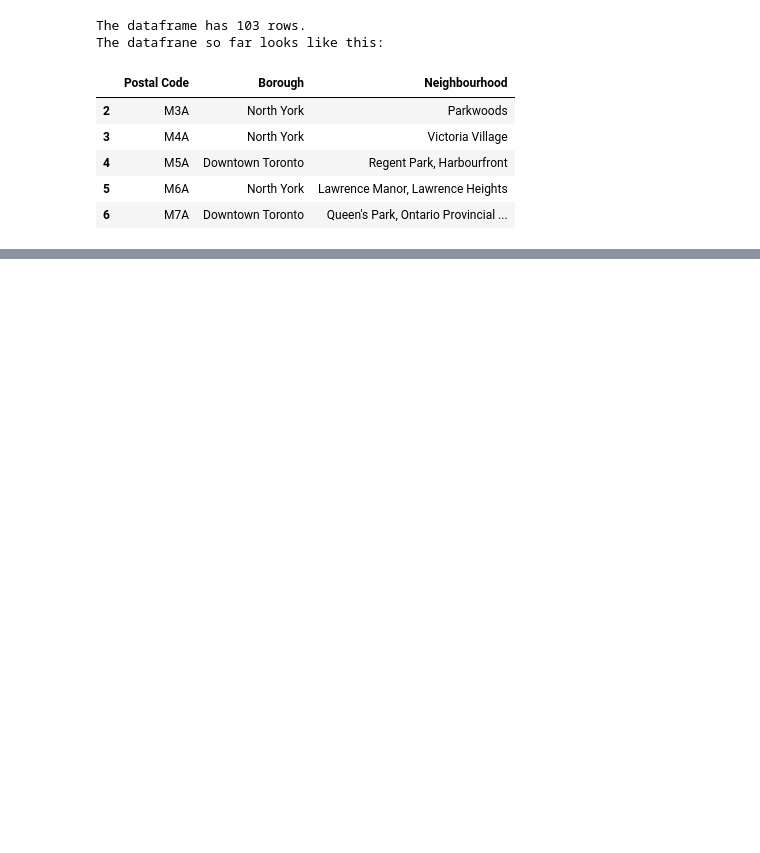
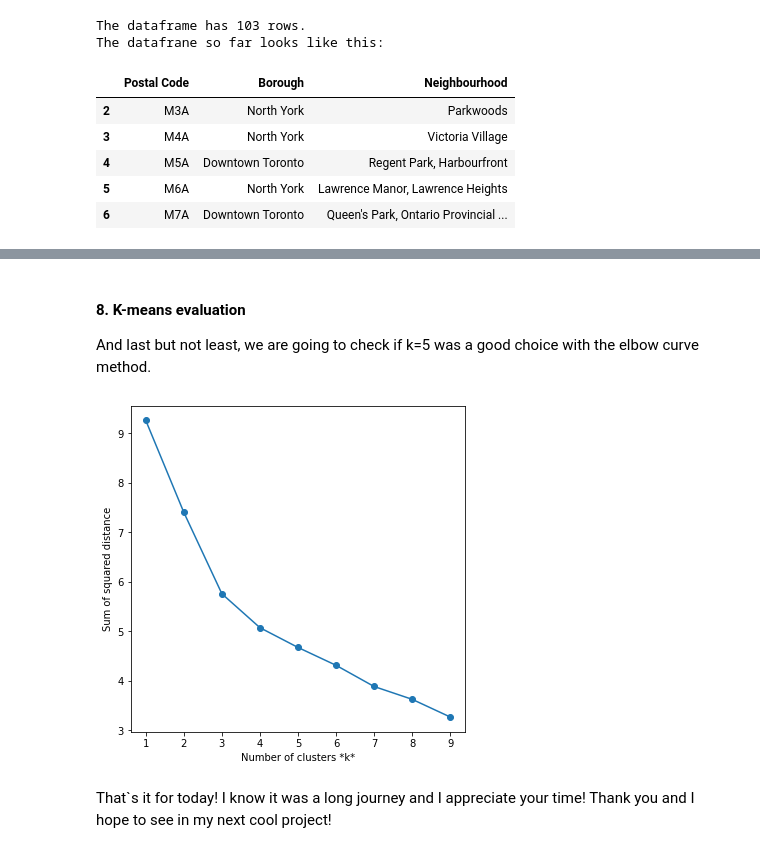
Before and after one commit to cecilia-lage/IBM_Data_Science_Capstone_byCSL, a Jupyter notebook: IBM_Data_Science_Capstone.ipynb, the cells around one changed output, grey strips where cells are left out. Saved outputs shown, nothing was run; the diff lists cells and outputs as text; code cells hidden in the pictures; blank space fills up the shorter version.

```diff
--- a/IBM_Data_Science_Capstone.ipynb
+++ b/IBM_Data_Science_Capstone.ipynb
@@ -60,5 +93,6 @@ The datafrane so far looks like this:
 | 6 | M7A | Downtown Toronto | Queen's Park, Ontario Provincial ... |
 # %%
 # OpenCageGeocode key info
-key_csl = "mykey"
+# @hidden_cell
+key_csl = "93aed5cbfd4a4d82a2056ee3bd6fd36d"
 # %%
@@ -105,0 +335,12 @@ dfto.head()
+# %%
+# one hot encoding
+toronto_onehot = pd.get_dummies(toronto_venues[['Venue Category']], prefix="", prefix_sep="")
+
+# add neighborhood column back to dataframe
+toronto_onehot['Neighborhood'] = toronto_venues['Neighborhood']
+
+# move neighborhood column to the first column
+fixed_columns = [toronto_onehot.columns[-1]] + list(toronto_onehot.columns[:-1])
+toronto_onehot = toronto_onehot[fixed_columns]
+
+toronto_onehot.head()
@@ -105,0 +357,3 @@ dfto.head()
+# %%
+toronto_grouped = toronto_onehot.groupby('Neighborhood').mean().reset_index()
+toronto_grouped.head()
@@ -105,0 +445,11 @@ dfto.head()
+# %%
+# 1. Set number of clusters
+kclusters = 5
+
+toronto_grouped_clustering = toronto_grouped.drop('Neighborhood', 1)
+
+# 2. Run k-means clustering
+kmeans = KMeans(n_clusters=kclusters, random_state=0).fit(toronto_grouped_clustering)
+
+# 3. Check cluster labels generated for each row in the dataframe
+#kmeans.labels_[0:10]
@@ -105,0 +598,25 @@ dfto.head()
+# %% [markdown]
+#### 8. K-means evaluation
+
+And last but not least, we are going to check if k=5 was a good choice with the elbow curve method.
+# %%
+### Evaluate kmeans performance
+sse = []
+list_k = list(range(1, 10))
+
+for k in list_k:
+    km = KMeans(n_clusters=k)
+    km.fit(toronto_grouped_clustering)
+    sse.append(km.inertia_)
+
+# Plot sse against k
+plt.figure(figsize=(6, 6))
+plt.plot(list_k, sse, '-o')
+plt.xlabel(r'Number of clusters *k*')
+plt.ylabel('Sum of squared distance');
+# %% [output]
+[figure, added]
+# %% [markdown]
+That`s it for today!
+I know it was a long journey and I appreciate your time!
+Thank you and I hope to see in my next cool project!
```
Also changed, not shown: parts of 56 cells of this notebook.
